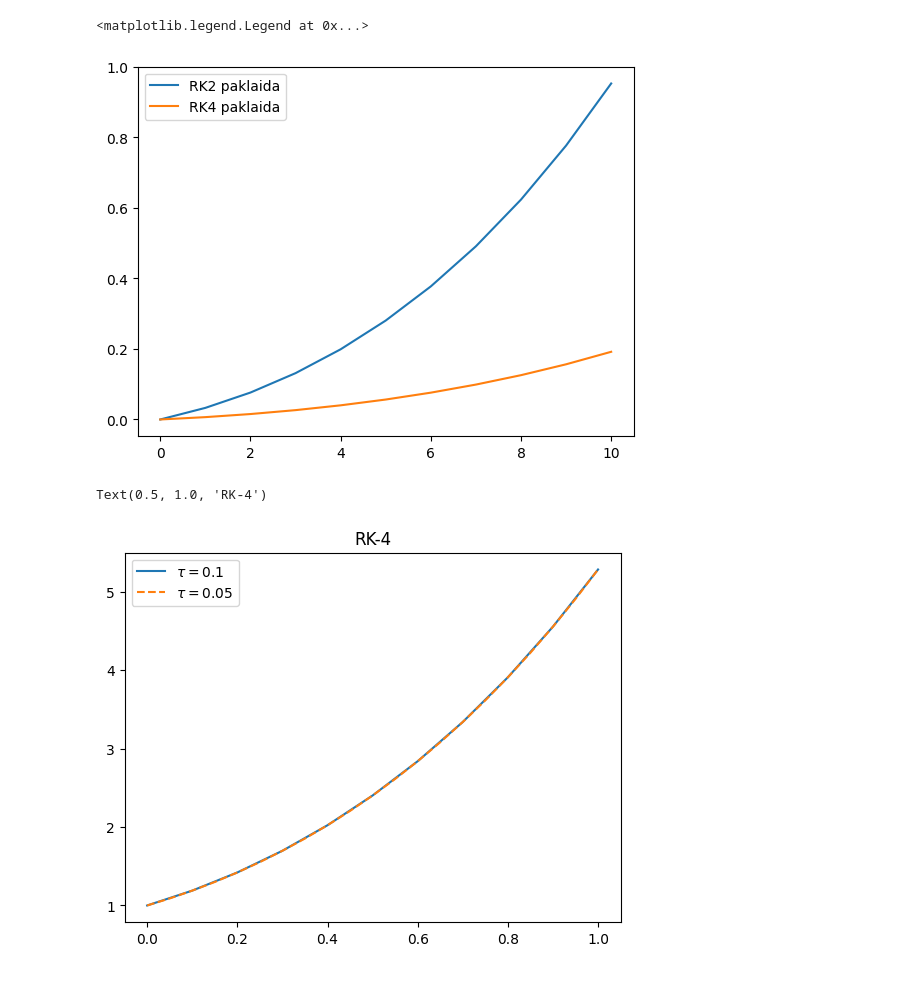
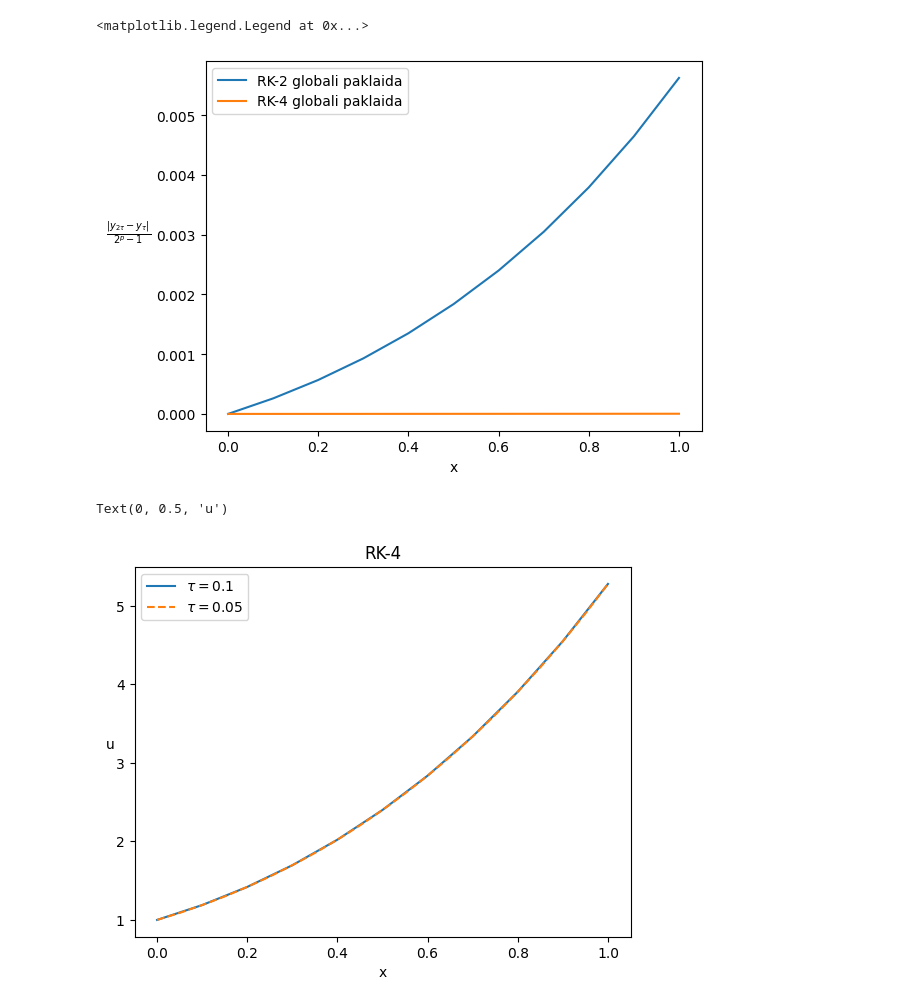
Before and after one commit to onlyidev/python_sem7, a Jupyter notebook: modeling/lab2/lab2.ipynb, the cells around one changed output. Cells and saved outputs as stored; diff of their text form; code cells hidden in the pictures.

```diff
--- a/modeling/lab2/lab2.ipynb
+++ b/modeling/lab2/lab2.ipynb
@@ -34,14 +36,17 @@ dudxSmallStepRK4 = list(RK4(f, 1, 0.05))
 dudxLargeStepRK2 = list(RK2(f, 1, 0.1))
 dudxSmallStepRK2 = list(RK2(f, 1, 0.05))
 # %%
-errRK4 = [abs(yt2 - yt)/(2**4-1) for (_,yt2),(_,yt) in zip(dudxLargeStepRK4, dudxSmallStepRK4)]
-errRK2 = [abs(yt2 - yt)/(2**2-1) for (_,yt2),(_,yt) in zip(dudxLargeStepRK2, dudxSmallStepRK2)]
-plt.plot(errRK2, label="RK2 paklaida")
-plt.plot(errRK4, label="RK4 paklaida")
+T = [t for (t, _) in dudxLargeStepRK4]
+errRK4 = [abs(yt2 - yt)/(2**4-1) for (_,yt2),(_,yt) in zip(dudxLargeStepRK4, dudxSmallStepRK4[::2])]
+errRK2 = [abs(yt2 - yt)/(2**2-1) for (_,yt2),(_,yt) in zip(dudxLargeStepRK2, dudxSmallStepRK2[::2])]
+plt.plot(T, errRK2, label="RK-2 globali paklaida")
+plt.plot(T, errRK4, label="RK-4 globali paklaida")
+plt.xlabel('x')
+plt.ylabel("$\\frac{|y_{2\\tau}-y_\\tau|}{2^p-1}$", rotation=0, labelpad=20)
 plt.legend()
 # %% [output]
 <matplotlib.legend.Legend at 0x...>
-[figure, old version]
+[figure, new version]
 # %%
 x,y = zip(*dudxLargeStepRK4)
 plt.plot(x,y, label="$\\tau=0.1$")
@@ -49,6 +54,8 @@ x,y = zip(*dudxSmallStepRK4)
 plt.plot(x,y, '--', label="$\\tau=0.05$")
 plt.legend()
 plt.title("RK-4")
+plt.xlabel("x")
+plt.ylabel("u", rotation=0)
 # %% [output]
-Text(0.5, 1.0, 'RK-4')
+Text(0, 0.5, 'u')
-[figure, old version]
+[figure, new version]
```
Also changed, not shown: parts of 6 cells of this notebook, 1 other file.
